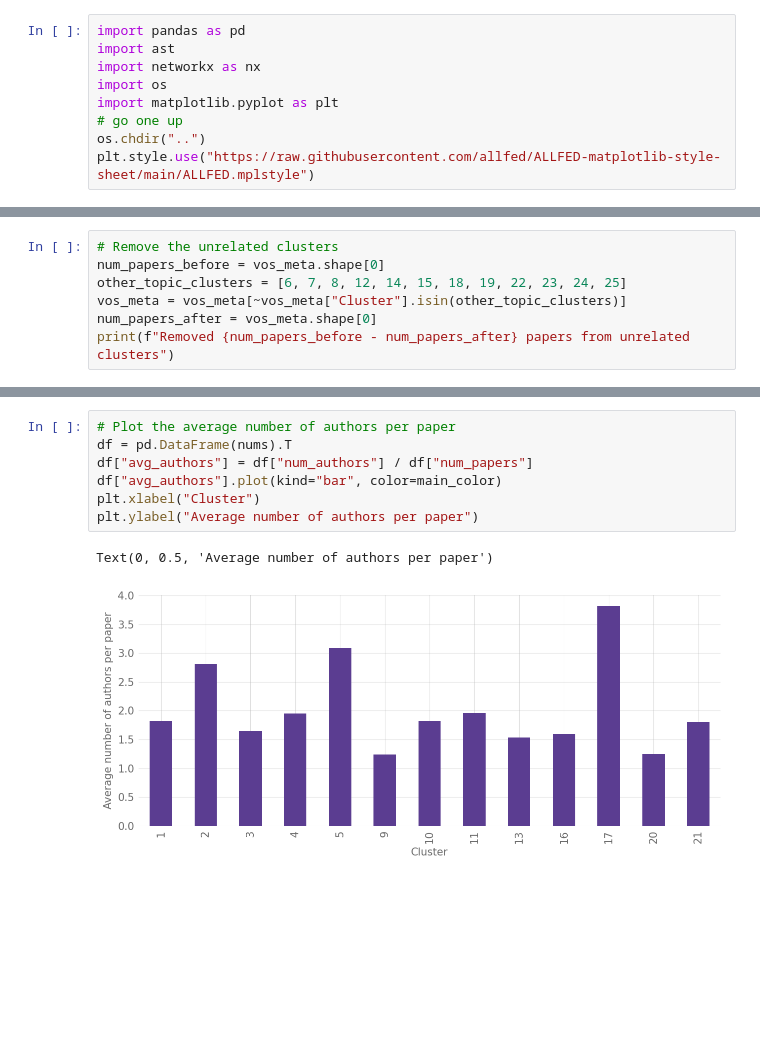
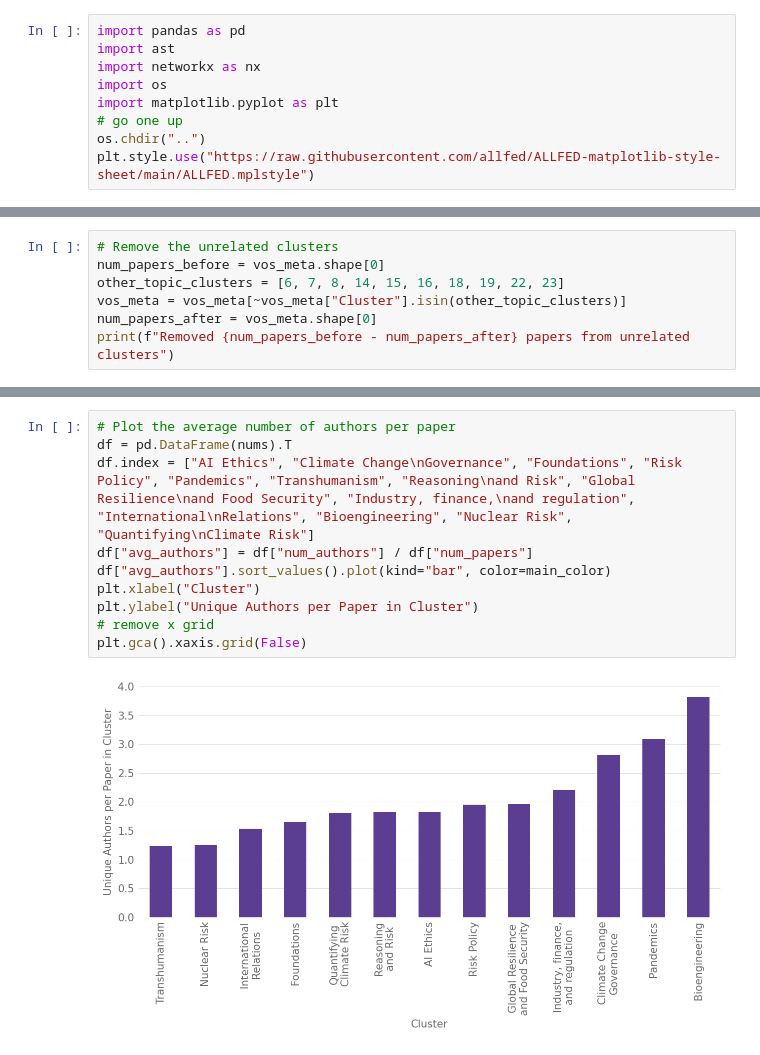
Before and after one commit to florianjehn/bibliometrics, a Jupyter notebook: scripts/cluster_visualization.ipynb, the cells around one changed output, grey strips where cells are left out. Cells and saved outputs as stored; diff of their text form; blank space fills up the shorter version.

Commit message:
Unified colors

```diff
--- a/scripts/cluster_visualization.ipynb
+++ b/scripts/cluster_visualization.ipynb
@@ -21,7 +21,7 @@ vos_meta.head()
 # %%
 # Remove the unrelated clusters
 num_papers_before = vos_meta.shape[0]
-other_topic_clusters = [6, 7, 8, 12, 14, 15, 18, 19, 22, 23, 24, 25]
+other_topic_clusters = [6, 7, 8, 14, 15, 16, 18, 19, 22, 23]
 vos_meta = vos_meta[~vos_meta["Cluster"].isin(other_topic_clusters)]
 num_papers_after = vos_meta.shape[0]
 print(f"Removed {num_papers_before - num_papers_after} papers from unrelated clusters")
@@ -57,10 +57,12 @@ nums
 # %%
 # Plot the average number of authors per paper
 df = pd.DataFrame(nums).T
+df.index = ["AI Ethics", "Climate Change\nGovernance", "Foundations", "Risk Policy", "Pandemics", "Transhumanism", "Reasoning\nand Risk", "Global Resilience\nand Food Security", "Industry, finance,\nand regulation", "International\nRelations", "Bioengineering", "Nuclear Risk", "Quantifying\nClimate Risk"]
 df["avg_authors"] = df["num_authors"] / df["num_papers"]
-df["avg_authors"].plot(kind="bar", color=main_color)
+df["avg_authors"].sort_values().plot(kind="bar", color=main_color)
 plt.xlabel("Cluster")
-plt.ylabel("Average number of authors per paper")
+plt.ylabel("Unique Authors per Paper in Cluster")
+# remove x grid
+plt.gca().xaxis.grid(False)
 # %% [output]
-Text(0, 0.5, 'Average number of authors per paper')
-[figure, old version]
+[figure, new version]
```
Also changed, not shown: parts of 2 cells of this notebook, 4 other files.
